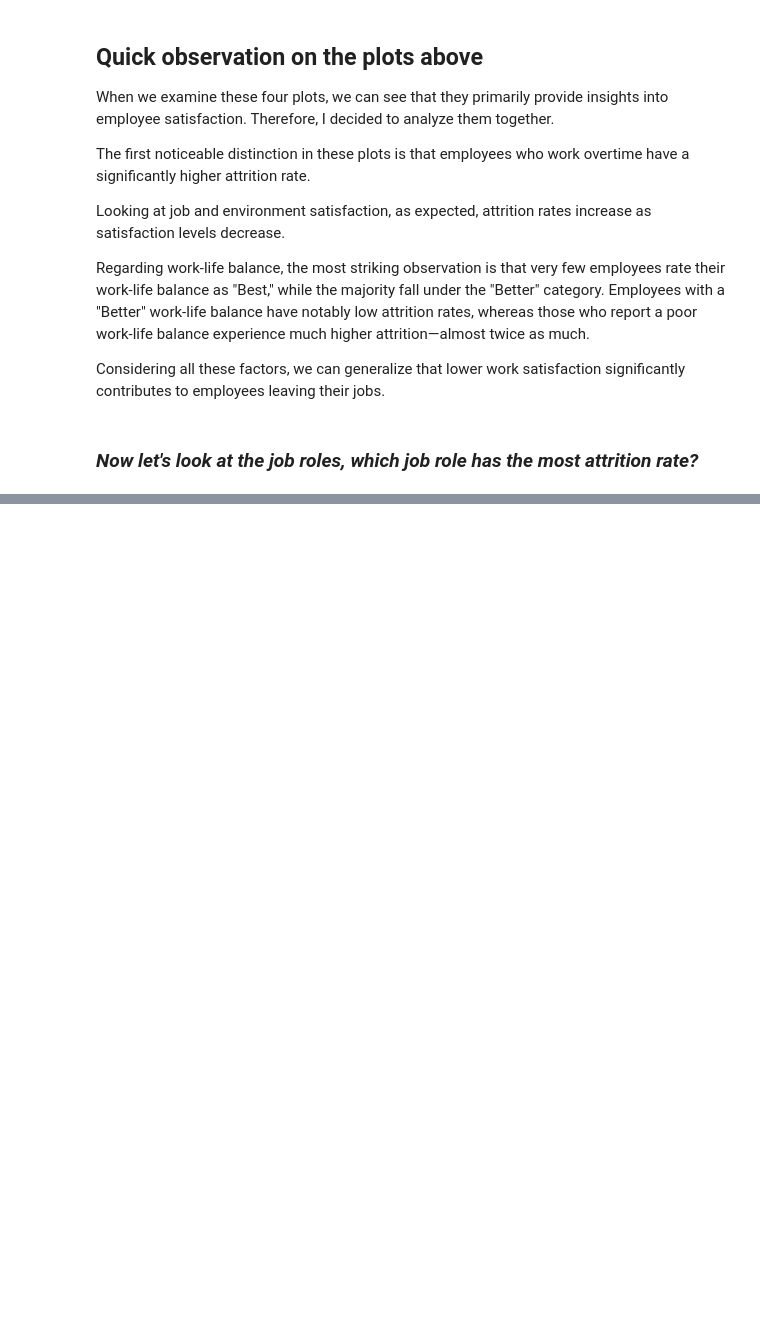
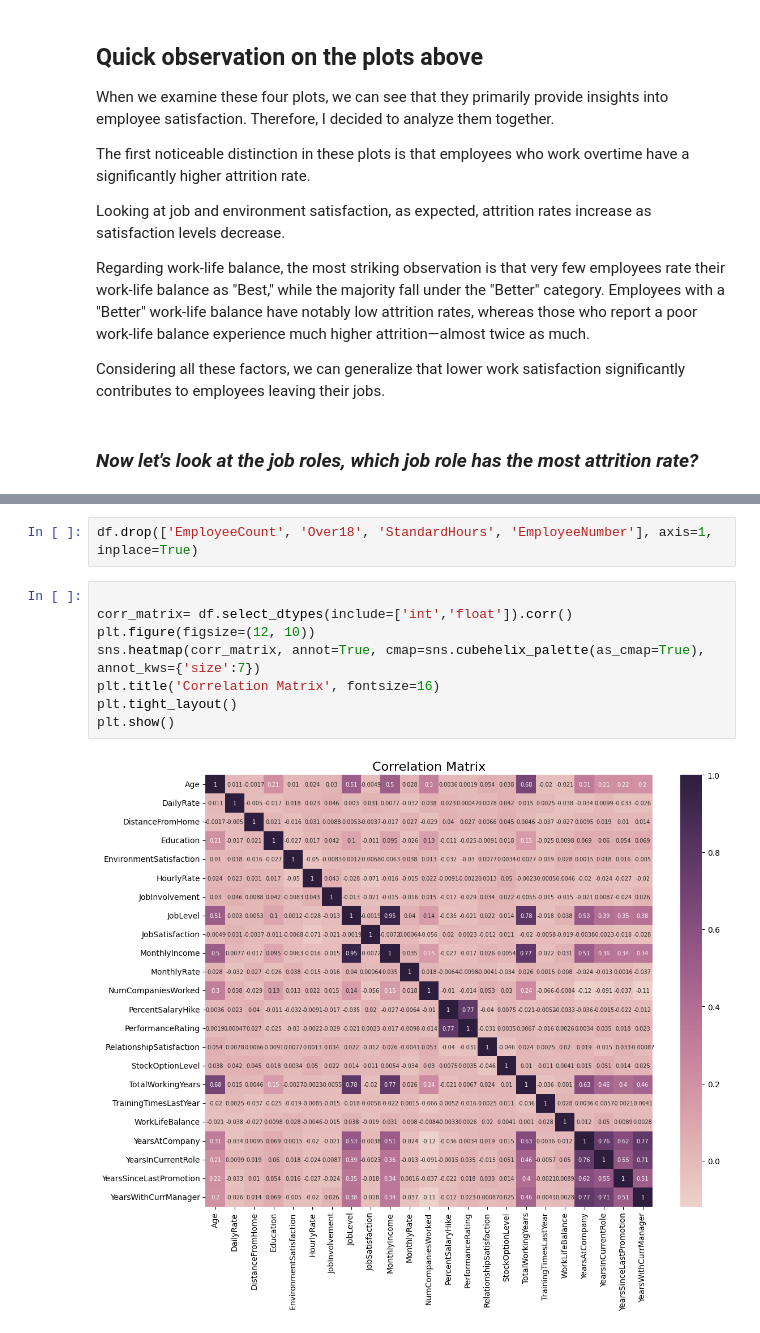
Before and after one commit to selvet-elo/IBM-Employee-Attrition-Dataset, a Jupyter notebook: IBM_HR_data_visualization.ipynb, the cells around one changed output, grey strips where cells are left out. Saved outputs shown, nothing was run; the diff lists cells and outputs as text; blank space fills up the shorter version.

```diff
--- a/IBM_HR_data_visualization.ipynb
+++ b/IBM_HR_data_visualization.ipynb
@@ -132,0 +146,12 @@ plt.show()
+# %%
+df.drop(['EmployeeCount', 'Over18', 'StandardHours', 'EmployeeNumber'], axis=1, inplace=True)
+# %%
+
+corr_matrix= df.select_dtypes(include=['int','float']).corr()
+plt.figure(figsize=(12, 10))
+sns.heatmap(corr_matrix, annot=True, cmap=sns.cubehelix_palette(as_cmap=True), annot_kws={'size':7})
+plt.title('Correlation Matrix', fontsize=16)
+plt.tight_layout()
+plt.show()
+# %% [output]
+[figure, added]
```
Also changed, not shown: parts of 3 cells of this notebook, 1 other file.
